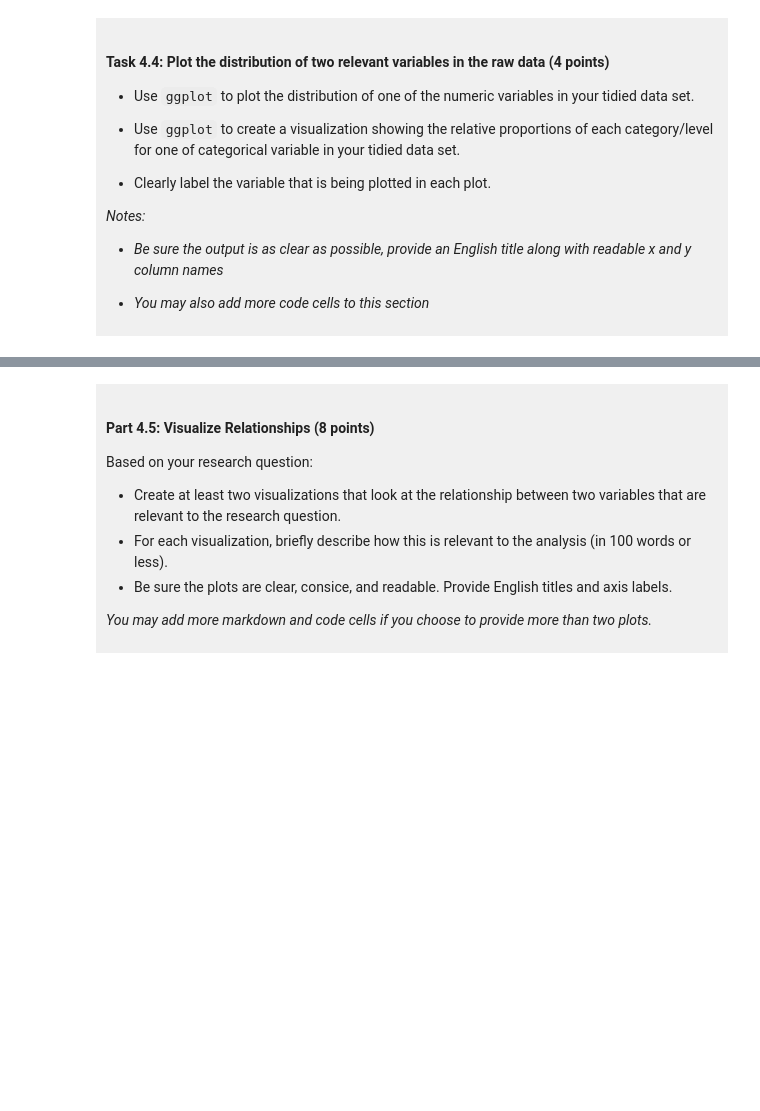
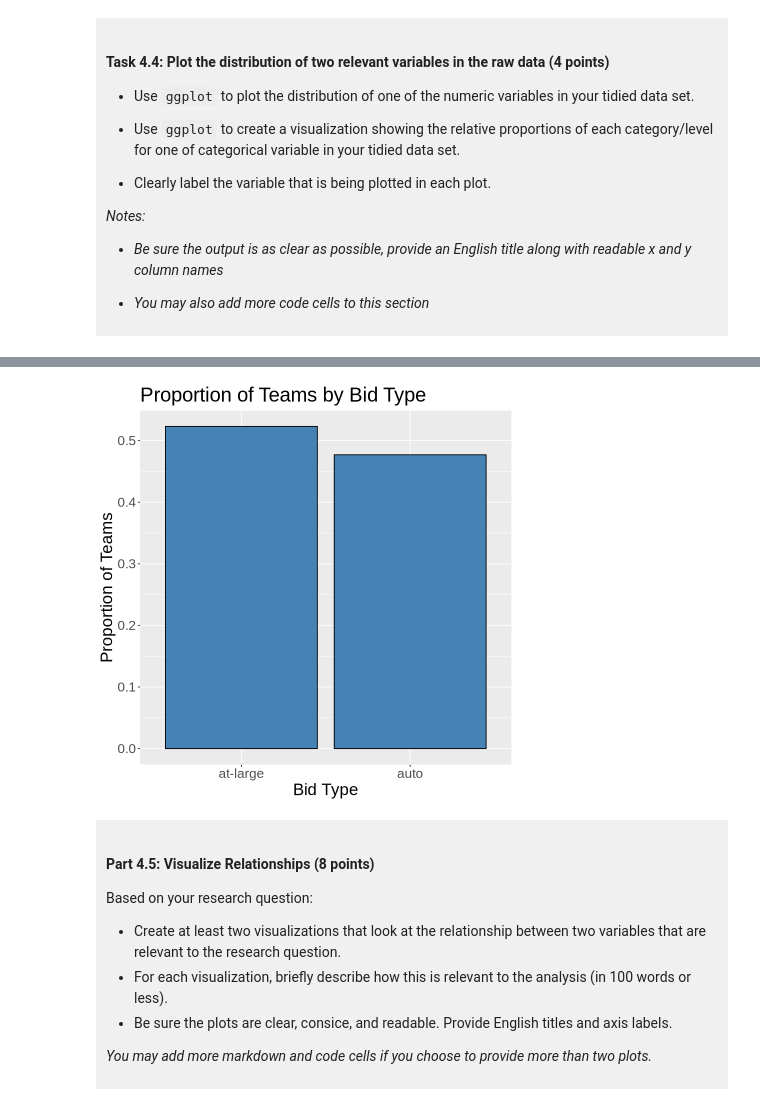
Before and after one commit to Ianlaw987/dsci-100-project-Ian-Law, a Jupyter notebook: dsci-100-project-notebook.ipynb, the cells around one changed output, grey strips where cells are left out. Saved outputs shown, nothing was run; the diff lists cells and outputs as text; code cells hidden in the pictures; blank space fills up the shorter version.

```diff
--- a/dsci-100-project-notebook.ipynb
+++ b/dsci-100-project-notebook.ipynb
@@ -349,5 +380,12 @@ A tibble: 12 × 2
 # %%
-### EDIT THIS CODE CELL FOR PLOT 2 ###
+bid_plot<- mm_tidy|>
+ggplot(aes(x = bid, y = after_stat(count / sum(count))))+ #Calculate the proportion of the teams
+geom_bar(fill = "steelblue", color = "black")+
+labs(title = "Proportion of Teams by Bid Type", x = "Bid Type", y = "Proportion of Teams")+
+theme(text = element_text(size = 20))#changes the text size
+bid_plot
+# %% [output]
+[figure, added]
 # %% [markdown]
 <div style="background-color: #f0f0f0; padding: 10px;">
 
```
Also changed, not shown: parts of 13 cells of this notebook.
